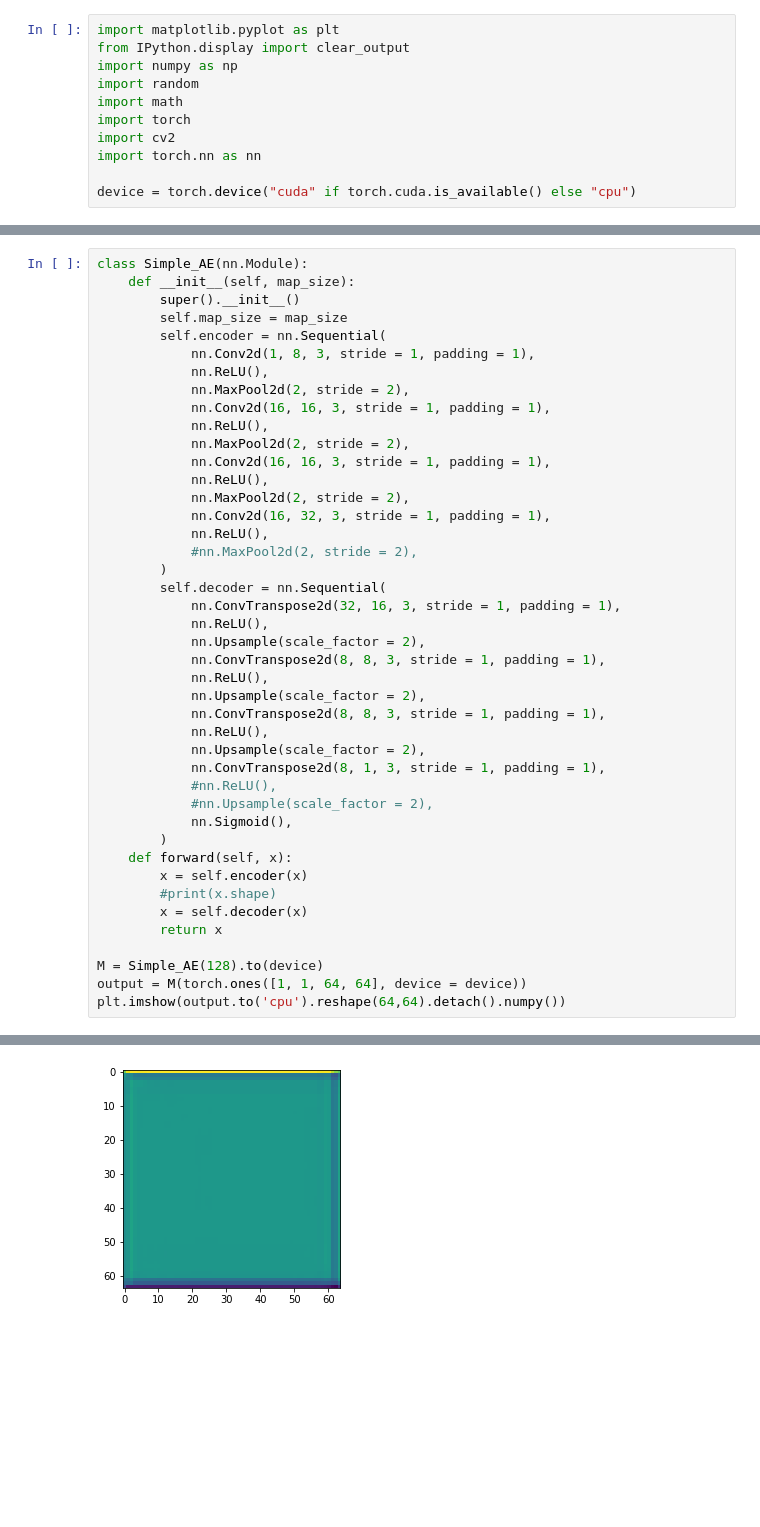
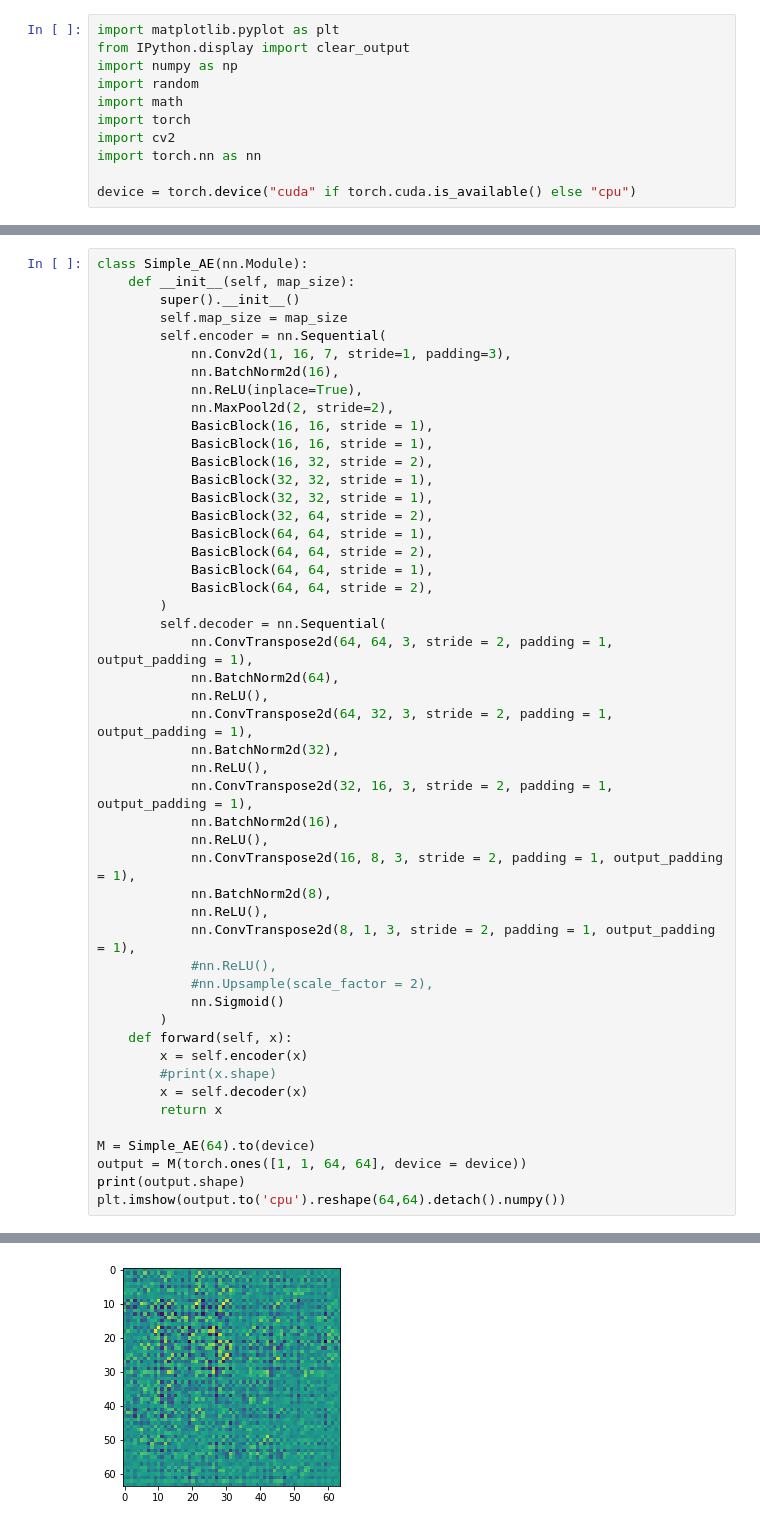
Before and after one commit to gmmyung/RoboVision, a Jupyter notebook: Superencoding.ipynb, the cells around one changed output, grey strips where cells are left out. Cells and saved outputs as stored; diff of their text form; blank space fills up the shorter version.

```diff
--- a/Superencoding.ipynb
+++ b/Superencoding.ipynb
@@ -79,33 +115,38 @@ class Simple_AE(nn.Module):
         super().__init__()
         self.map_size = map_size
         self.encoder = nn.Sequential(
-            nn.Conv2d(1, 8, 3, stride = 1, padding = 1),
-            nn.ReLU(),
-            nn.MaxPool2d(2, stride = 2),
-            nn.Conv2d(16, 16, 3, stride = 1, padding = 1),
-            nn.ReLU(),
-            nn.MaxPool2d(2, stride = 2),
-            nn.Conv2d(16, 16, 3, stride = 1, padding = 1),
-            nn.ReLU(),
-            nn.MaxPool2d(2, stride = 2),
-            nn.Conv2d(16, 32, 3, stride = 1, padding = 1),
-            nn.ReLU(),
-            #nn.MaxPool2d(2, stride = 2),
+            nn.Conv2d(1, 16, 7, stride=1, padding=3),
+            nn.BatchNorm2d(16),
+            nn.ReLU(inplace=True),
+            nn.MaxPool2d(2, stride=2),
+            BasicBlock(16, 16, stride = 1),
+            BasicBlock(16, 16, stride = 1),
+            BasicBlock(16, 32, stride = 2),
+            BasicBlock(32, 32, stride = 1),
+            BasicBlock(32, 32, stride = 1),
+            BasicBlock(32, 64, stride = 2),
+            BasicBlock(64, 64, stride = 1),
+            BasicBlock(64, 64, stride = 2),
+            BasicBlock(64, 64, stride = 1),
+            BasicBlock(64, 64, stride = 2),
         )
         self.decoder = nn.Sequential(
-            nn.ConvTranspose2d(32, 16, 3, stride = 1, padding = 1),
+            nn.ConvTranspose2d(64, 64, 3, stride = 2, padding = 1, output_padding = 1),
+            nn.BatchNorm2d(64),
             nn.ReLU(),
-            nn.Upsample(scale_factor = 2),
-            nn.ConvTranspose2d(8, 8, 3, stride = 1, padding = 1),
+            nn.ConvTranspose2d(64, 32, 3, stride = 2, padding = 1, output_padding = 1),
+            nn.BatchNorm2d(32),
             nn.ReLU(),
-            nn.Upsample(scale_factor = 2),
-            nn.ConvTranspose2d(8, 8, 3, stride = 1, padding = 1),
+            nn.ConvTranspose2d(32, 16, 3, stride = 2, padding = 1, output_padding = 1),
+            nn.BatchNorm2d(16),
             nn.ReLU(),
-            nn.Upsample(scale_factor = 2),
-            nn.ConvTranspose2d(8, 1, 3, stride = 1, padding = 1),
+            nn.ConvTranspose2d(16, 8, 3, stride = 2, padding = 1, output_padding = 1),
+            nn.BatchNorm2d(8),
+            nn.ReLU(),
+            nn.ConvTranspose2d(8, 1, 3, stride = 2, padding = 1, output_padding = 1),
             #nn.ReLU(),
             #nn.Upsample(scale_factor = 2),
-            nn.Sigmoid(),
+            nn.Sigmoid()
         )
     def forward(self, x):
         x = self.encoder(x)
@@ -113,7 +154,8 @@ class Simple_AE(nn.Module):
         x = self.decoder(x)
         return x
 
-M = Simple_AE(128).to(device)
+M = Simple_AE(64).to(device)
 output = M(torch.ones([1, 1, 64, 64], device = device))
+print(output.shape)
 plt.imshow(output.to('cpu').reshape(64,64).detach().numpy())
 # %% [output]
@@ -121 +164 @@ plt.imshow(output.to('cpu').reshape(64,64).detach().numpy())
-[figure, old version]
+[figure, new version]
```
Also changed, not shown: parts of 11 cells of this notebook, 1 other file.
